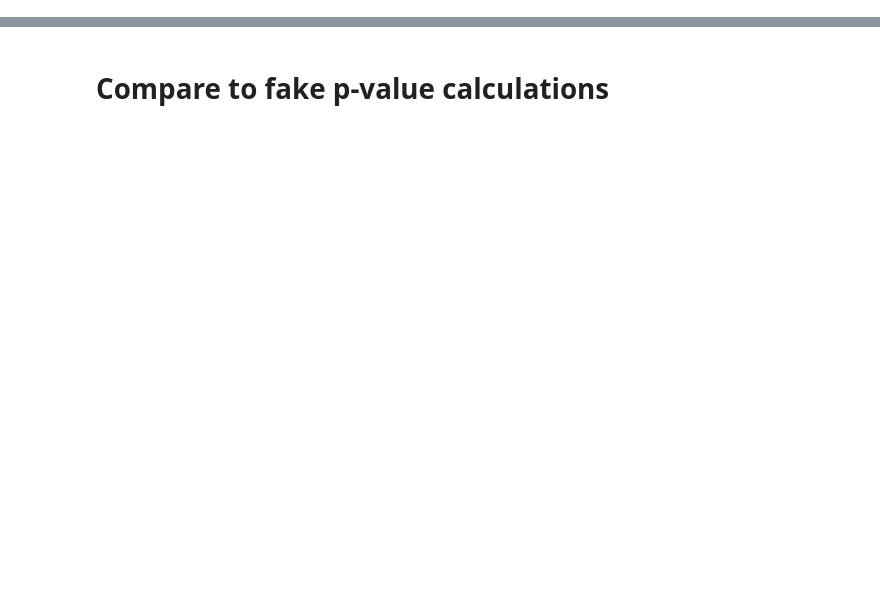
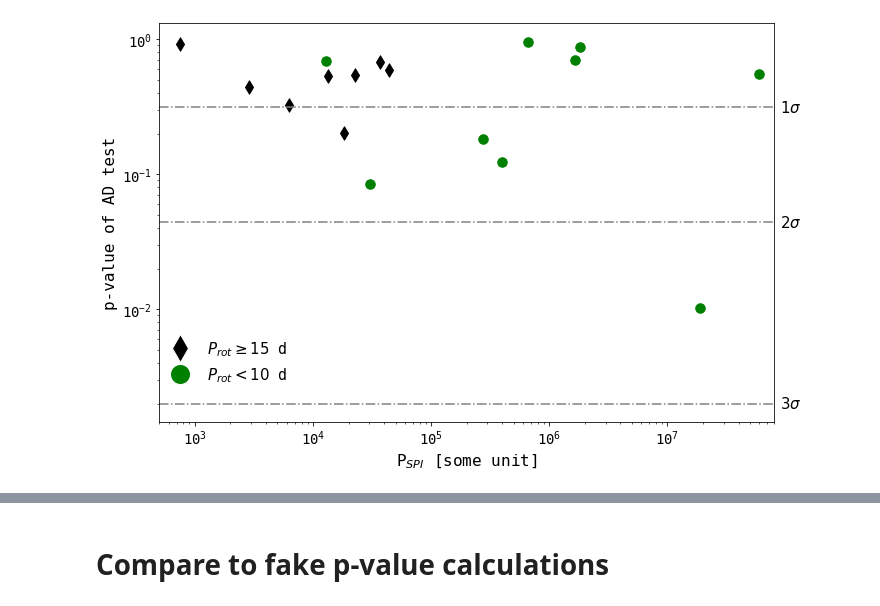
Before and after one commit to ekaterinailin/flaring-spi, a Jupyter notebook: notebooks/_07_stars_vs_adtests.ipynb, the cells around one changed output, grey strips where cells are left out. Drawn from its saved outputs; the diff is of its cells as text; code cells hidden in the pictures; blank space fills up the shorter version.

Commit message:
calculated SPI power for a bunch of systems

```diff
--- a/notebooks/_07_stars_vs_adtests.ipynb
+++ b/notebooks/_07_stars_vs_adtests.ipynb
@@ -127,0 +188,18 @@ mean_std["obstime_d"] = obstimes_d
+# %%
+# calculate P_SPI using Lanza 2012 and Lanza 2009 relation
+
+def p_spi_lanza12(v_rel, B, pl_rad):
+    """Lanza 2012
+
+    Parameters
+    ----------
+    v_rel : float
+        Relative velocity between stellar rotation and orbital velocity in km/s.
+    B : float
+        X-ray luminosity in erg/s.
+    pl_rad : float
+        Planet radius in R_jup.
+    """
+    return B**(4./3.) * v_rel * pl_rad**2
+# %%
+mean_std["p_spi"] = mean_std.apply(lambda x: p_spi_lanza12(np.abs(x.v_rel_km_s), x.B_G, x.pl_radj), axis=1)
@@ -128 +249,46 @@ mean_std["obstime_d"] = obstimes_d
+# %%
+# P-VALUE VS. SEMI-MAJOR AXIS
+
+# set up figure
+fig, ax = plt.subplots(figsize=(10, 6.5))
+
+
+# plot the data
+for color, group in mean_std.groupby("color"):
+    plt.scatter(group["p_spi"], group["mean"], marker=group["symbol"].iloc[0],
+                c=color, s=90., alpha=1.)
+    # if (color != "lightgrey") & (color != "blue"):
+    #     sns.kdeplot(data=group, x="p_spi", y="mean", fill=True,
+    #                 color=color, common_norm=True, alpha=.4, log_scale=True,
+    #                 cut=0., levels=[0.32, 0.68, 0.95, 0.997])
+
+
+# log scale
+plt.yscale("log")
+plt.xscale("log")
+
+# # add sigma lines
+for sigma, label in list(zip(sigmas, sigma_labels)):
+    plt.axhline(sigma, color="grey", linestyle="-.")
+    plt.text(9e7, sigma, label, fontsize=15,
+             color="k", verticalalignment="center")
+
+# labels
+plt.ylabel("p-value of AD test")
+plt.xlabel("P$_{SPI}$ [some unit]")
+
+# legend
+plt.legend(legend[1:3], labels[1:3], loc=(0, 0.08), fontsize=15)
+
+# limits
+plt.xlim(5e2, 8e7)
+
+# save figure
+plt.savefig("../results/plots/2022_11_22_adtests_vs_pspi_kde.png",
+            dpi=300)
+
+
+# ------------------------------------------------------------
+# %% [output]
+[figure, added]
 # %%
```
Also changed, not shown: parts of 19 cells of this notebook, 4 other files.
